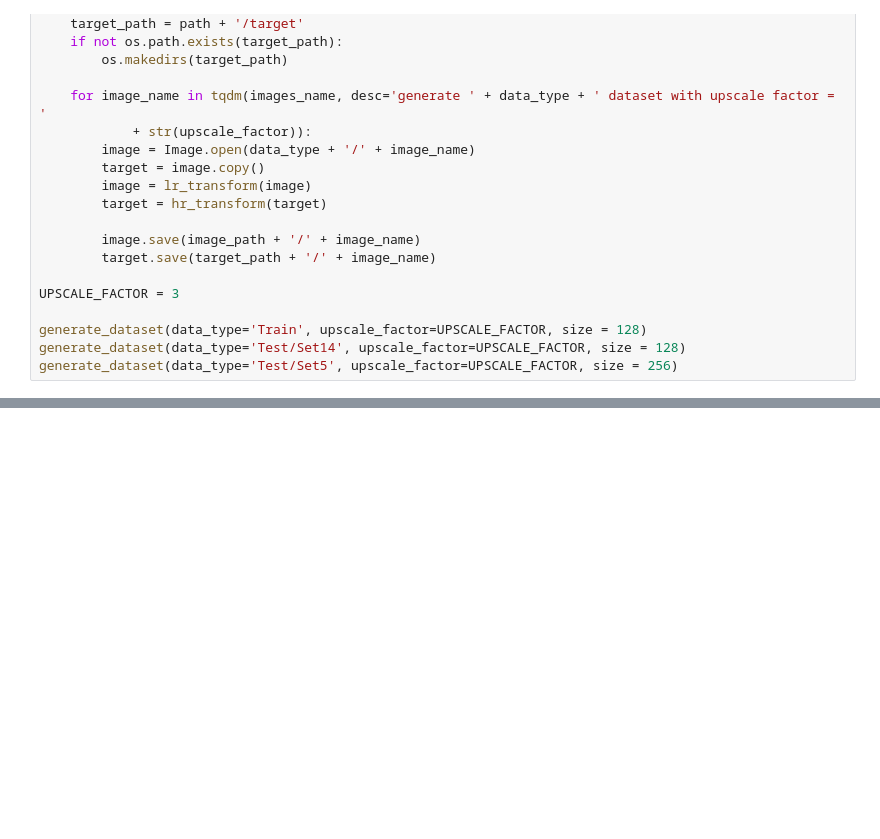
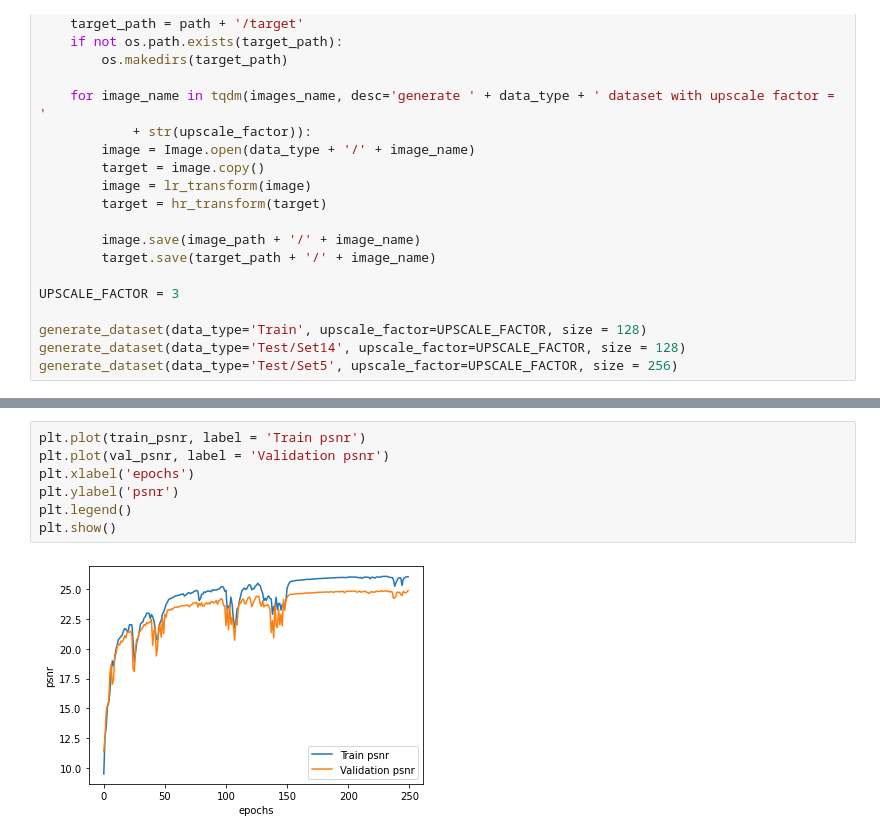
Before and after one commit to Ne-ki-tos/Super_res, a Jupyter notebook: ESPCN.ipynb, the cells around one changed output, grey strips where cells are left out. Cells and saved outputs as stored; diff of their text form; blank space fills up the shorter version.

```diff
--- a/ESPCN.ipynb
+++ b/ESPCN.ipynb
@@ -573,3 +708,12 @@ plt.show()
+# %%
+plt.plot(train_psnr, label = 'Train psnr')
+plt.plot(val_psnr, label = 'Validation psnr')
+plt.xlabel('epochs')
+plt.ylabel('psnr')
+plt.legend()
+plt.show()
+# %% [output]
+[figure, added]
 # %%
 path = 'data/Test/Set5/SRF_' + str(UPSCALE_FACTOR) + '/data/'
 images_name = [x for x in listdir(path) if is_image_file(x)]
```
Also changed, not shown: parts of 15 cells of this notebook.
